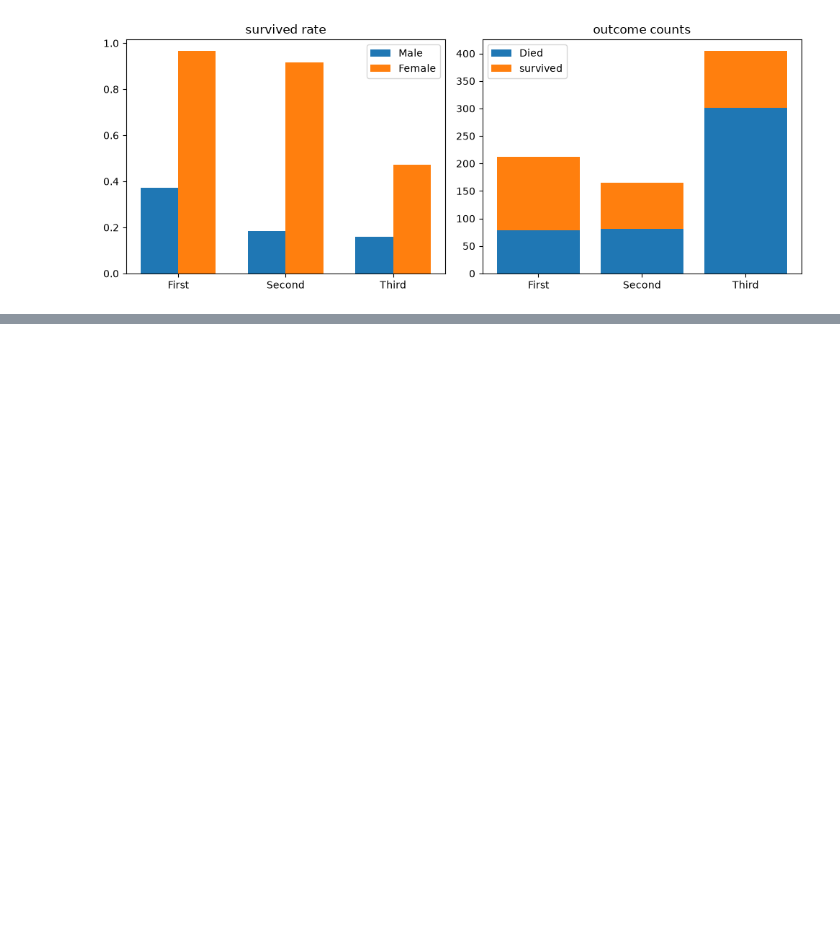
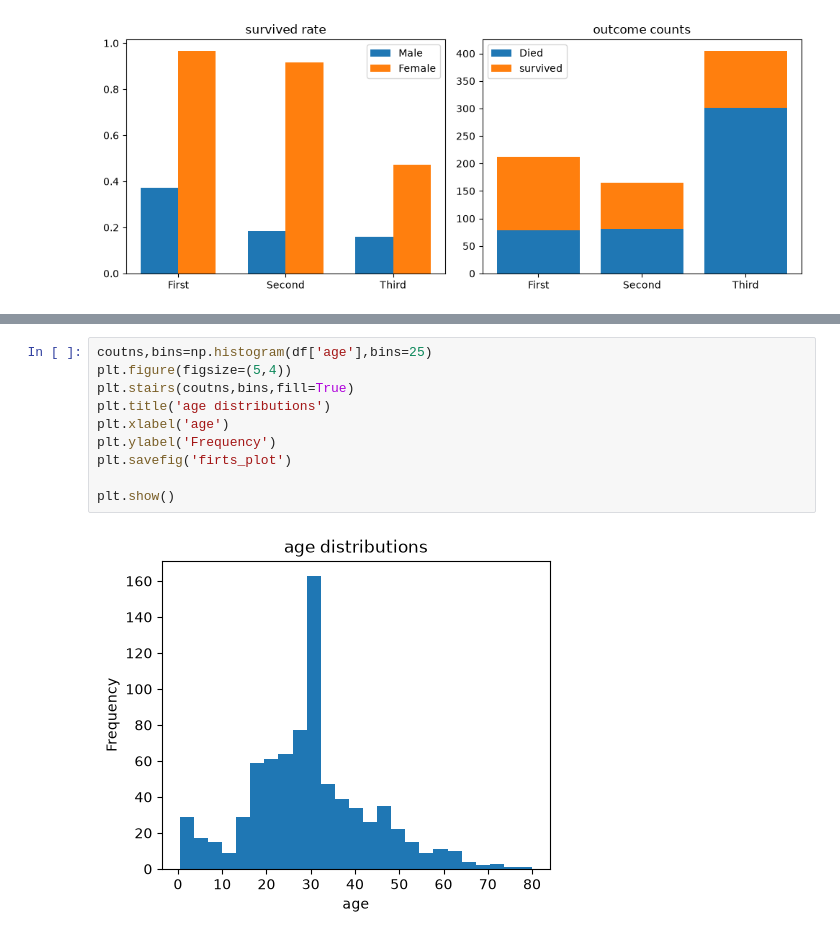
Before and after one commit to Sumit-Rajak99/Matplotlib-learning, a Jupyter notebook: class2.ipynb, the cells around one changed output, grey strips where cells are left out. Saved outputs shown, nothing was run; the diff lists cells and outputs as text; blank space fills up the shorter version.

```diff
--- a/class2.ipynb
+++ b/class2.ipynb
@@ -355,0 +410,12 @@ plt.show()
+# %%
+coutns,bins=np.histogram(df['age'],bins=25)
+plt.figure(figsize=(5,4))
+plt.stairs(coutns,bins,fill=True)
+plt.title('age distributions')
+plt.xlabel('age')
+plt.ylabel('Frequency')
+plt.savefig('firts_plot')
+
+plt.show()
+# %% [output]
+[figure, added]
```
Also changed, not shown: parts of 9 cells of this notebook, 1 other file.
